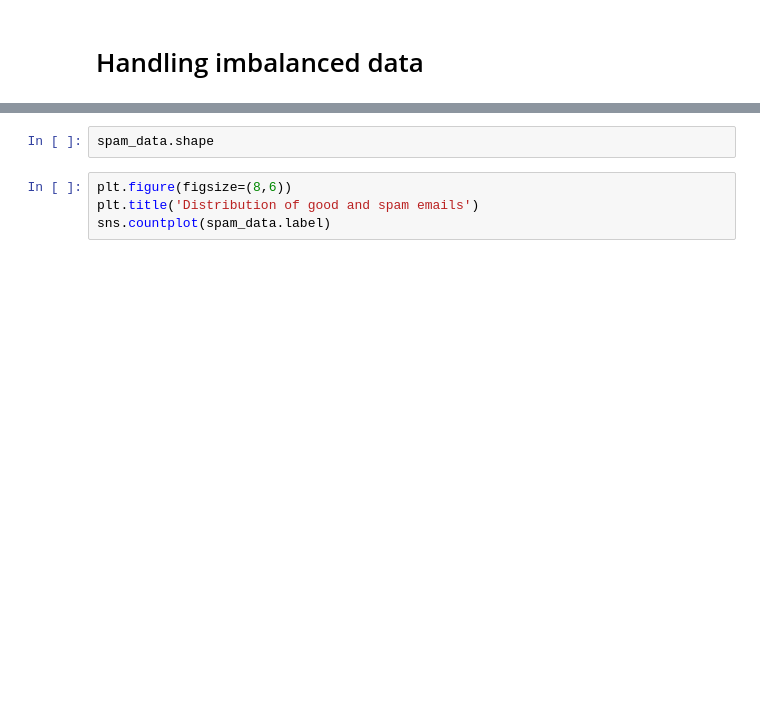
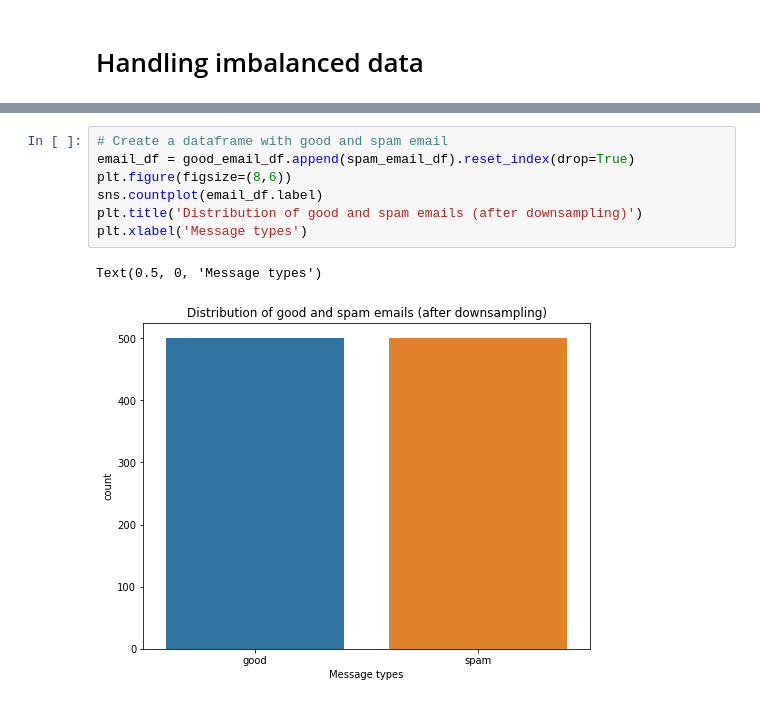
Before and after one commit to ChristosTzolas/Data-Mining, a Jupyter notebook: part2.ipynb, the cells around one changed output, grey strips where cells are left out. Cells and saved outputs as stored; diff of their text form; blank space fills up the shorter version.

```diff
--- a/part2.ipynb
+++ b/part2.ipynb
@@ -54,6 +70,10 @@ spam_data.shape
-# %%
-spam_data.shape
-# %%
-plt.figure(figsize=(8,6))
-plt.title('Distribution of good and spam emails')
-sns.countplot(spam_data.label)
+# %%
+# Create a dataframe with good and spam email
+email_df = good_email_df.append(spam_email_df).reset_index(drop=True)
+plt.figure(figsize=(8,6))
+sns.countplot(email_df.label)
+plt.title('Distribution of good and spam emails (after downsampling)')
+plt.xlabel('Message types')
+# %% [output]
+Text(0.5, 0, 'Message types')
+[figure, added]
```
Also changed, not shown: parts of 48 cells of this notebook.
